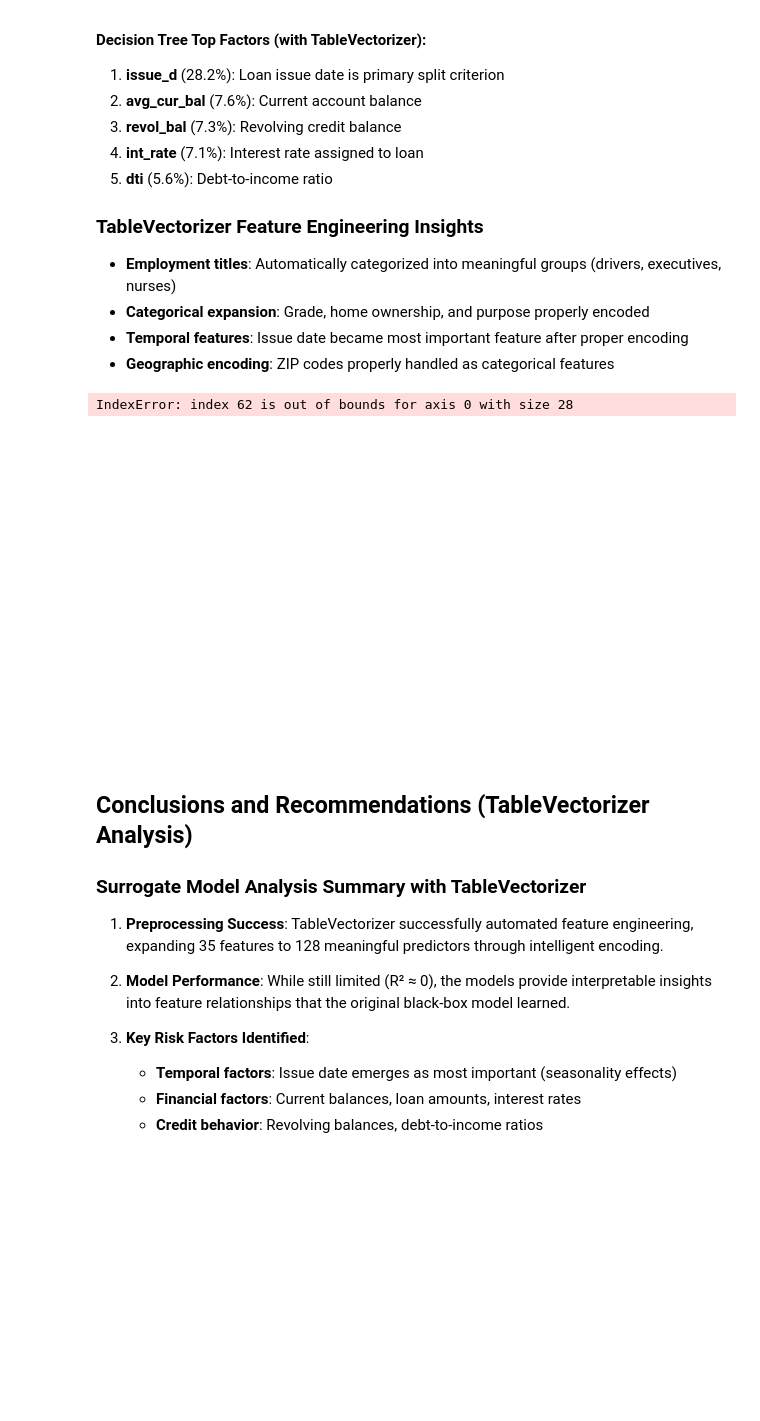
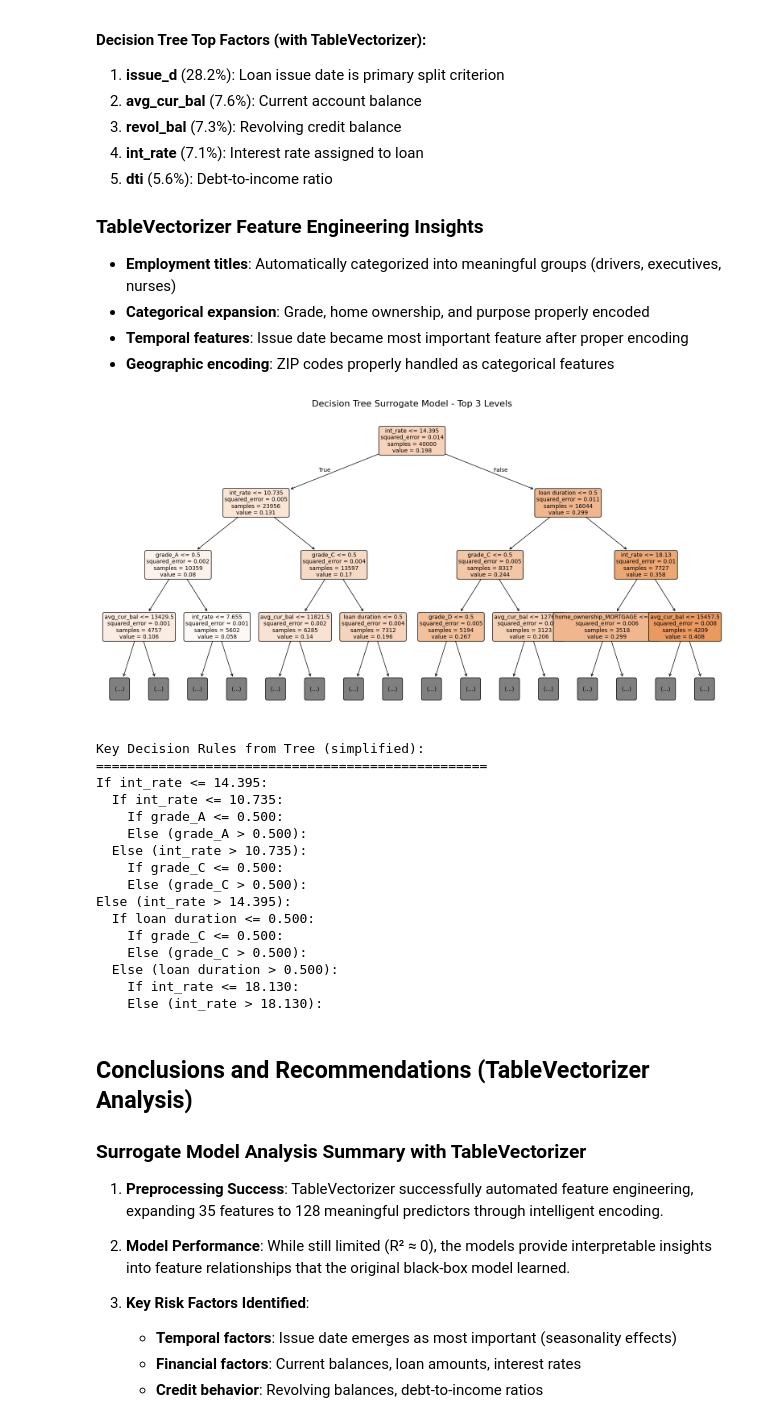
Before and after one commit to alexandreblivet/Interpretability_Stability_ML_Project, a Jupyter notebook: notebook_surrogate_felix.ipynb, the cells around one changed output. Saved outputs shown, nothing was run; the diff lists cells and outputs as text; code cells hidden in the pictures; blank space fills up the shorter version.

Commit message:
step 1 with graphs at the end

```diff
--- a/notebook_surrogate_felix.ipynb
+++ b/notebook_surrogate_felix.ipynb
@@ -524,41 +524,56 @@ LINEAR MODEL (Top 10):
 # Visualize the Decision Tree Structure (top levels only)
 plt.figure(figsize=(20, 10))
 plot_tree(tree_model,
-          feature_names=X_train_clean.columns,
+          feature_names=feature_names_vec,  # Use vectorized feature names
           filled=True,
           rounded=True,
           fontsize=10,
           max_depth=3)  # Show only top 3 levels for readability
 plt.title("Decision Tree Surrogate Model - Top 3 Levels", fontsize=16)
 plt.show()
 
 # Print some key decision rules
 print("Key Decision Rules from Tree (simplified):")
 print("="*50)
 
 # Get the tree structure
 tree_rules = tree_model.tree_
 feature_names = X_train_clean.columns
 
 # Function to extract readable rules
 def get_rules(tree, feature_names, node=0, depth=0, rules=[]):
     if depth <= 2:  # Only show top 2 levels
         if tree.children_left[node] != tree.children_right[node]:  # Not a leaf
             feature = feature_names[tree.feature[node]]
             threshold = tree.threshold[node]
 
             print(f"{'  ' * depth}If {feature} <= {threshold:.3f}:")
             get_rules(tree, feature_names, tree.children_left[node], depth + 1, rules)
 
             print(f"{'  ' * depth}Else ({feature} > {threshold:.3f}):")
             get_rules(tree, feature_names, tree.children_right[node], depth + 1, rules)
         else:
             print(f"{'  ' * depth}Predict DP = {tree.value[node][0][0]:.4f}")
 
-get_rules(tree_rules, feature_names)
+get_rules(tree_rules, feature_names_vec)
 # %% [output]
+[figure, new version]
-IndexError: index 62 is out of bounds for axis 0 with size 28
+Key Decision Rules from Tree (simplified):
+==================================================
+If int_rate <= 14.395:
+  If int_rate <= 10.735:
+    If grade_A <= 0.500:
+    Else (grade_A > 0.500):
+  Else (int_rate > 10.735):
+    If grade_C <= 0.500:
+    Else (grade_C > 0.500):
+Else (int_rate > 14.395):
+  If loan duration <= 0.500:
+    If grade_C <= 0.500:
+    Else (grade_C > 0.500):
+  Else (loan duration > 0.500):
+    If int_rate <= 18.130:
+    Else (int_rate > 18.130):
-[figure, old version]
 # %% [markdown]
 ## Conclusions and Recommendations (TableVectorizer Analysis)
 
```
